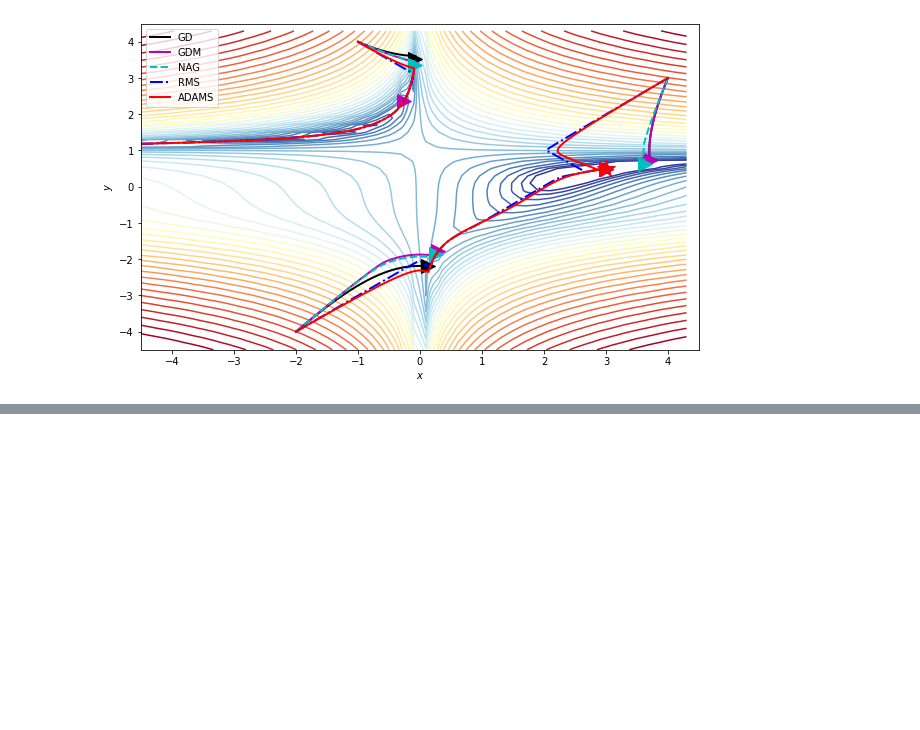
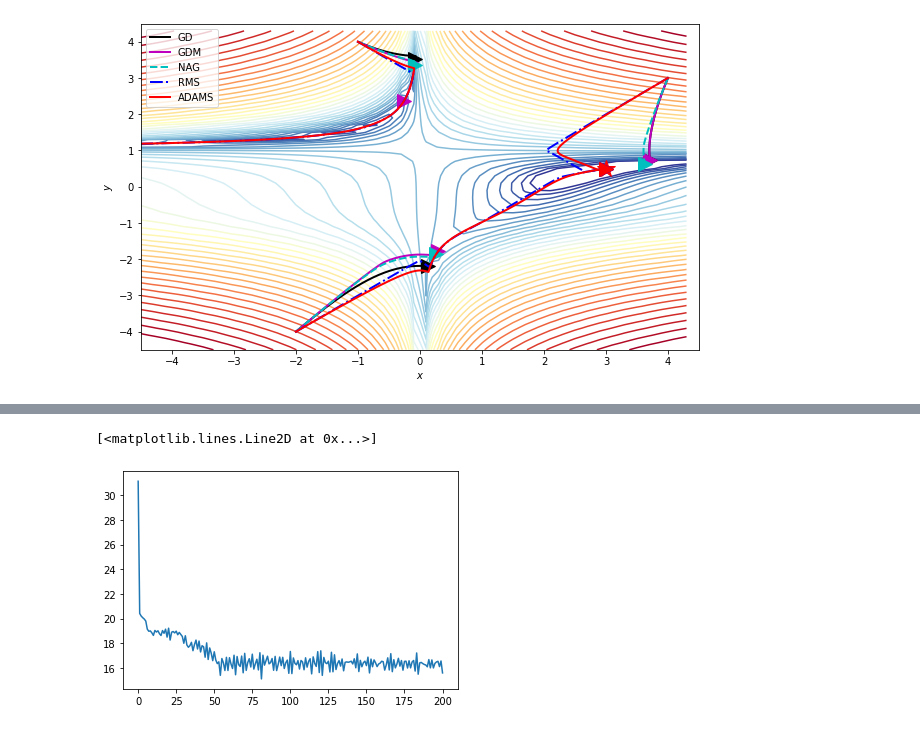
Before and after one commit to PaoloZinesi/ComputationalPhysics_modB, a Jupyter notebook: EX01_Gradient_Descent.ipynb, the cells around one changed output, grey strips where cells are left out. Saved outputs shown, nothing was run; the diff lists cells and outputs as text; code cells hidden in the pictures; blank space fills up the shorter version.

```diff
--- a/EX01_Gradient_Descent.ipynb
+++ b/EX01_Gradient_Descent.ipynb
@@ -501,0 +578,5 @@ plt.show()
+# %%
+plt.plot(range(0,len(final_array)), final_array)
+# %% [output]
+[<matplotlib.lines.Line2D at 0x...>]
+[figure, added]
```
Also changed, not shown: parts of 11 cells of this notebook, 1 other file.
